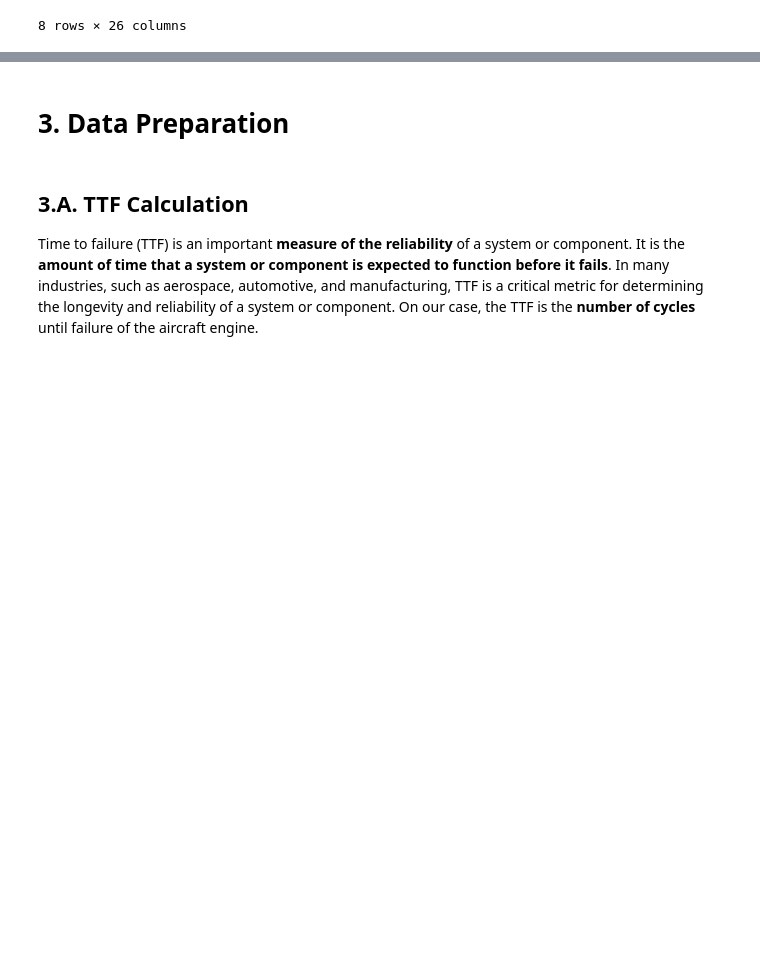
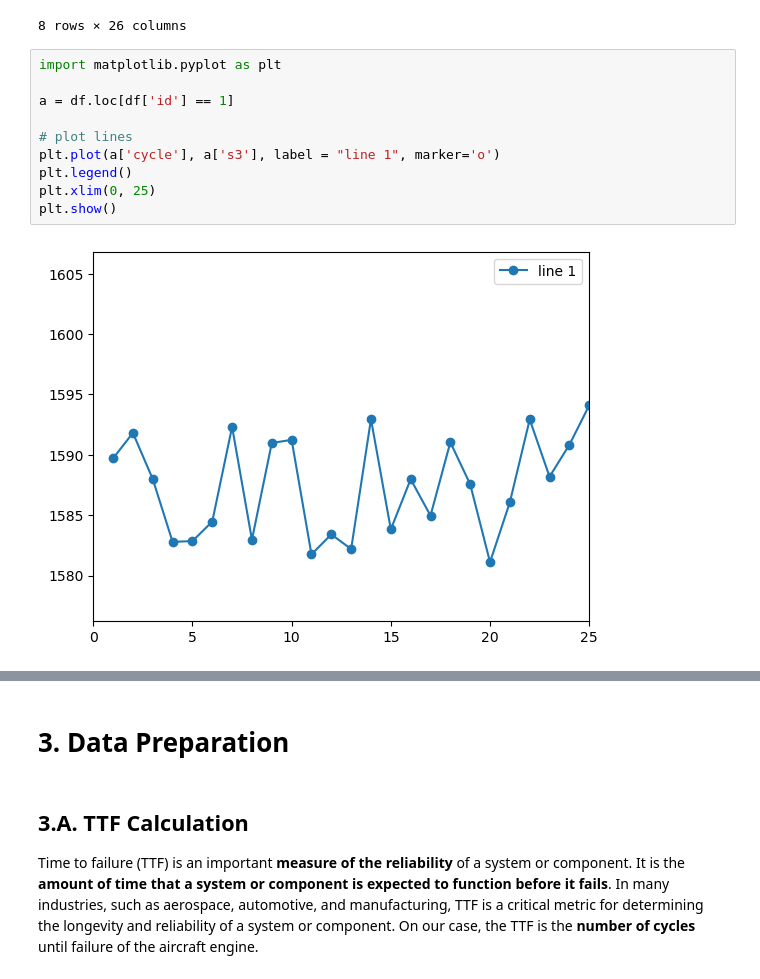
Before and after one commit to xavier-santos/Challenge2-Team7-MEIA-2022-2023, a Jupyter notebook: Notebooks/Challenge 2 - Data Importation and Preparation.ipynb, the cells around one changed output, grey strips where cells are left out. Cells and saved outputs as stored; diff of their text form; blank space fills up the shorter version.

```diff
--- a/Notebooks/Challenge 2 - Data Importation and Preparation.ipynb
+++ b/Notebooks/Challenge 2 - Data Importation and Preparation.ipynb
@@ -97,3 +98,15 @@ df.describe()
 | 75% | 77.000000 | 156.000000 | 0.001500 | 0.000300 | 100.0 | 5.186700e+02 | 643.000000 | 1594.380000 | 1414.555000 | 1.462000e+01 | ... | ... |
 | max | 100.000000 | 362.000000 | 0.008700 | 0.000600 | 100.0 | 5.186700e+02 | 644.530000 | 1616.910000 | 1441.490000 | 1.462000e+01 | ... | ... |
 8 rows × 26 columns
+# %%
+import matplotlib.pyplot as plt
+
+a = df.loc[df['id'] == 1]
+
+# plot lines
+plt.plot(a['cycle'], a['s3'], label = "line 1", marker='o')
+plt.legend()
+plt.xlim(0, 25)
+plt.show()
+# %% [output]
+[figure, added]
```
Also changed, not shown: parts of 7 cells of this notebook, 1 other file.
